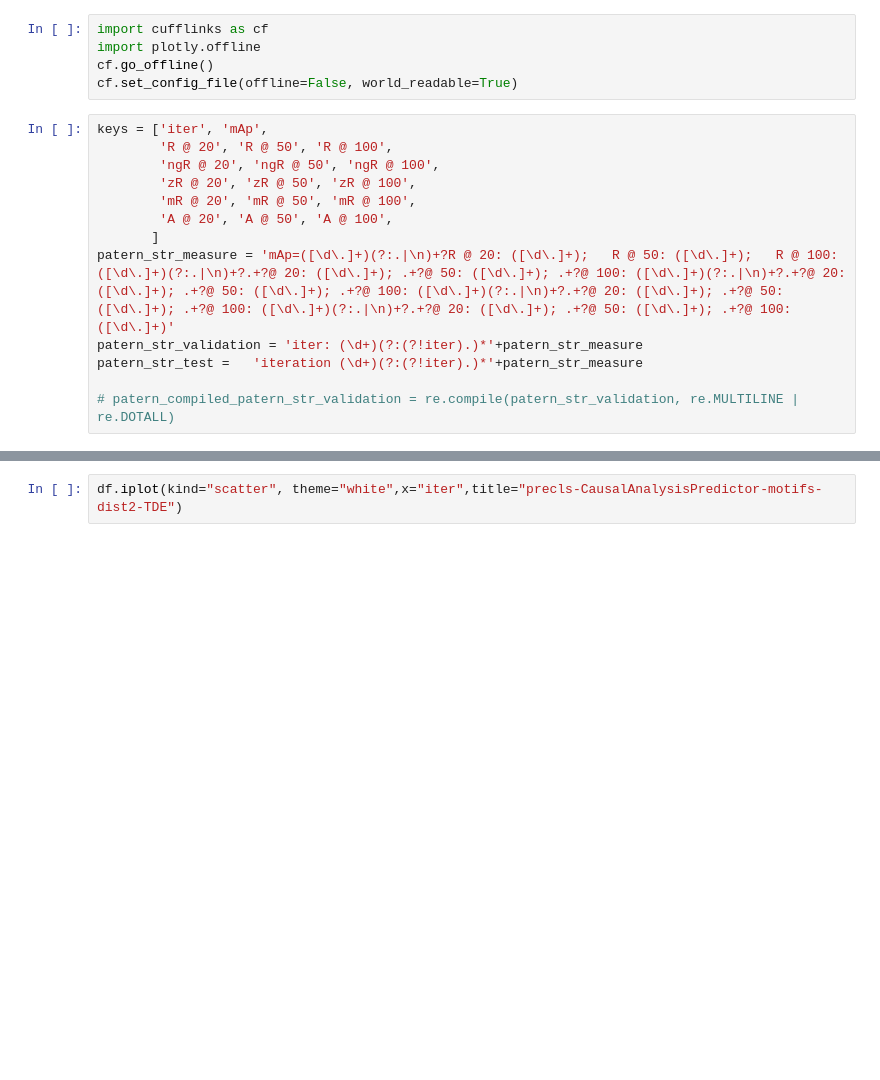
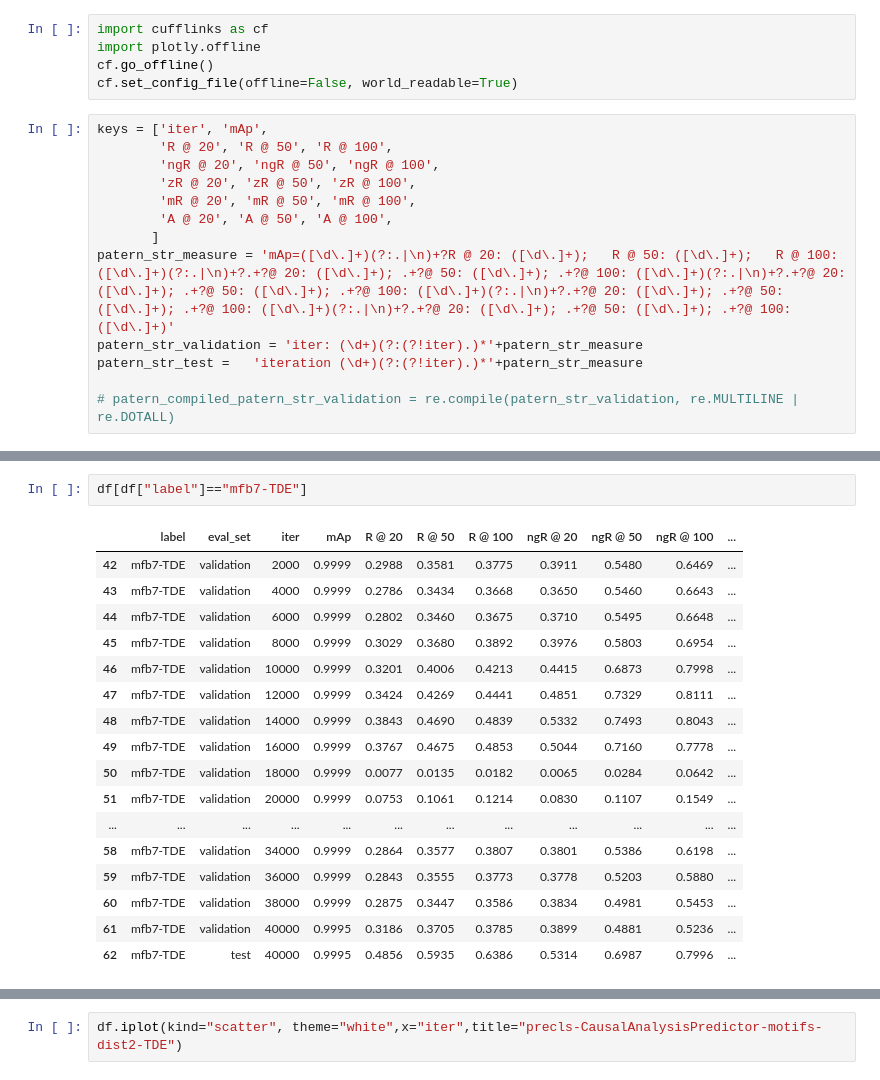
Before and after one commit to Karim-53/SGG, a Jupyter notebook: score Viz.ipynb, the cells around one changed output, grey strips where cells are left out. Drawn from its saved outputs; the diff is of its cells as text; blank space fills up the shorter version.

```diff
--- a/score Viz.ipynb
+++ b/score Viz.ipynb
@@ -91,0 +100,20 @@ df
+# %%
+df[df["label"]=="mfb7-TDE"]
+# %% [output]
+|  | label | eval_set | iter | mAp | R @ 20 | R @ 50 | R @ 100 | ngR @ 20 | ngR @ 50 | ngR @ 100 | ... |
+| 42 | mfb7-TDE | validation | 2000 | 0.9999 | 0.2988 | 0.3581 | 0.3775 | 0.3911 | 0.5480 | 0.6469 | ... |
+| 43 | mfb7-TDE | validation | 4000 | 0.9999 | 0.2786 | 0.3434 | 0.3668 | 0.3650 | 0.5460 | 0.6643 | ... |
+| 44 | mfb7-TDE | validation | 6000 | 0.9999 | 0.2802 | 0.3460 | 0.3675 | 0.3710 | 0.5495 | 0.6648 | ... |
+| 45 | mfb7-TDE | validation | 8000 | 0.9999 | 0.3029 | 0.3680 | 0.3892 | 0.3976 | 0.5803 | 0.6954 | ... |
+| 46 | mfb7-TDE | validation | 10000 | 0.9999 | 0.3201 | 0.4006 | 0.4213 | 0.4415 | 0.6873 | 0.7998 | ... |
+| 47 | mfb7-TDE | validation | 12000 | 0.9999 | 0.3424 | 0.4269 | 0.4441 | 0.4851 | 0.7329 | 0.8111 | ... |
+| 48 | mfb7-TDE | validation | 14000 | 0.9999 | 0.3843 | 0.4690 | 0.4839 | 0.5332 | 0.7493 | 0.8043 | ... |
+| 49 | mfb7-TDE | validation | 16000 | 0.9999 | 0.3767 | 0.4675 | 0.4853 | 0.5044 | 0.7160 | 0.7778 | ... |
+| 50 | mfb7-TDE | validation | 18000 | 0.9999 | 0.0077 | 0.0135 | 0.0182 | 0.0065 | 0.0284 | 0.0642 | ... |
+| 51 | mfb7-TDE | validation | 20000 | 0.9999 | 0.0753 | 0.1061 | 0.1214 | 0.0830 | 0.1107 | 0.1549 | ... |
+| ... | ... | ... | ... | ... | ... | ... | ... | ... | ... | ... | ... |
+| 58 | mfb7-TDE | validation | 34000 | 0.9999 | 0.2864 | 0.3577 | 0.3807 | 0.3801 | 0.5386 | 0.6198 | ... |
+| 59 | mfb7-TDE | validation | 36000 | 0.9999 | 0.2843 | 0.3555 | 0.3773 | 0.3778 | 0.5203 | 0.5880 | ... |
+| 60 | mfb7-TDE | validation | 38000 | 0.9999 | 0.2875 | 0.3447 | 0.3586 | 0.3834 | 0.4981 | 0.5453 | ... |
+| 61 | mfb7-TDE | validation | 40000 | 0.9995 | 0.3186 | 0.3705 | 0.3785 | 0.3899 | 0.4881 | 0.5236 | ... |
+| 62 | mfb7-TDE | test | 40000 | 0.9995 | 0.4856 | 0.5935 | 0.6386 | 0.5314 | 0.6987 | 0.7996 | ... |
```
Also changed, not shown: parts of 11 cells of this notebook, 3 other files.
